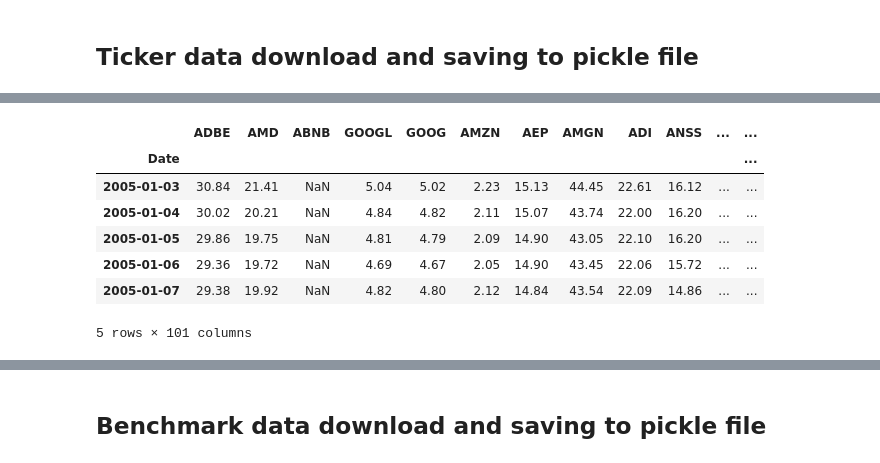
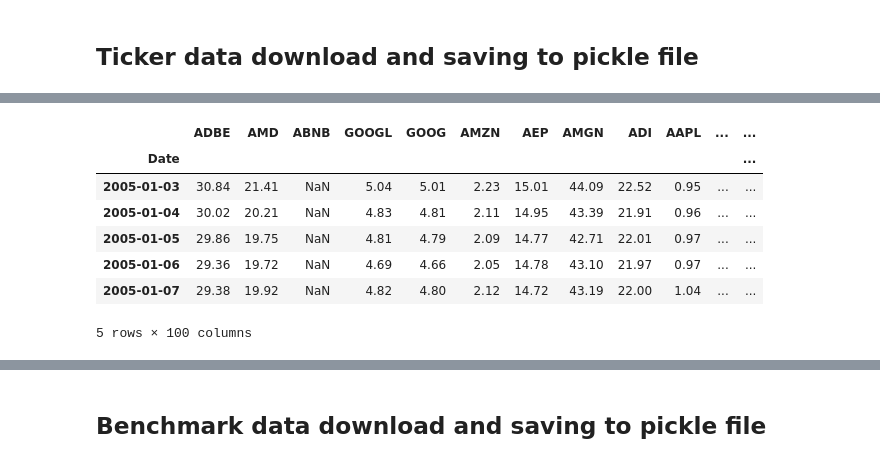
Before and after one commit to jay-kalaria/momentum-strategy-backtest, a Jupyter notebook: algo.ipynb, the cells around one changed output, grey strips where cells are left out. Saved outputs shown, nothing was run; the diff lists cells and outputs as text; code cells hidden in the pictures.

```diff
--- a/algo.ipynb
+++ b/algo.ipynb
@@ -10,7 +10,7 @@ print(new_tickers)
 # %% [output]
 ADBE','AMD','ABNB','GOOGL','GOOG','AMZN','AEP','AMGN','ADI','ANSS','AAPL','AMAT','APP','ARM','ASML','AZN','TEAM','ADSK','ADP','BKR','BIIB','BKNG','AVGO','CDNS','CDW','CHTR','CTAS','CSCO','CCEP','CTSH' ...
 # %%
-tickers=['ADBE','AMD','ABNB','GOOGL','GOOG','AMZN','AEP','AMGN','ADI','ANSS','AAPL','AMAT','APP','ARM','ASML','AZN','TEAM','ADSK','ADP','BKR','BIIB','BKNG','AVGO','CDNS','CDW','CHTR','CTAS','CSCO','CCEP','CTSH','CMCSA','CEG','CPRT','CSGP','COST','CRWD','CSX','DDOG','DXCM','FANG','DASH','EA','EXC','FAST','FTNT','GEHC','GILD','GFS','HON','IDXX','ILMN','INTC','INTU','ISRG','KDP','KLAC','KHC','LRCX','LIN','LULU','MAR','MRVL','MELI','META','MCHP','MU','MSFT','MRNA','MDLZ','MDB','MNST','NFLX','NVDA','NXPI','ORLY','ODFL','ON','PCAR','PANW','PAYX','PYPL','PDD','PEP','QCOM','REGN','ROP','ROST','SBUX','SMCI','SNPS','TTWO','TMUS','TSLA','TXN','TTD','VRSK','VRTX','WBD','WDAY','XEL','ZS']
+tickers=['ADBE','AMD','ABNB','GOOGL','GOOG','AMZN','AEP','AMGN','ADI','AAPL','AMAT','APP','ARM','ASML','AZN','TEAM','ADSK','ADP','BKR','BIIB','BKNG','AVGO','CDNS','CDW','CHTR','CTAS','CSCO','CCEP','CTSH','CMCSA','CEG','CPRT','CSGP','COST','CRWD','CSX','DDOG','DXCM','FANG','DASH','EA','EXC','FAST','FTNT','GEHC','GILD','GFS','HON','IDXX','ILMN','INTC','INTU','ISRG','KDP','KLAC','KHC','LRCX','LIN','LULU','MAR','MRVL','MELI','META','MCHP','MU','MSFT','MRNA','MDLZ','MDB','MNST','NFLX','NVDA','NXPI','ORLY','ODFL','ON','PCAR','PANW','PAYX','PYPL','PDD','PEP','QCOM','REGN','ROP','ROST','SBUX','SMCI','SNPS','TTWO','TMUS','TSLA','TXN','TTD','VRSK','VRTX','WBD','WDAY','XEL','ZS']
 # %% [markdown]
 ## Ticker data download and saving to pickle file
 # %%
@@ -27,15 +37,15 @@ data = pd.DataFrame(adj_close_dict)
 # %%
-data= adj_close.round(2)
+data= data.round(2)
 data.head()
 # %% [output]
-|  | ADBE | AMD | ABNB | GOOGL | GOOG | AMZN | AEP | AMGN | ADI | ANSS | ... | ... |
+|  | ADBE | AMD | ABNB | GOOGL | GOOG | AMZN | AEP | AMGN | ADI | AAPL | ... | ... |
 | Date |  |  |  |  |  |  |  |  |  |  |  | ... |
-| 2005-01-03 | 30.84 | 21.41 | NaN | 5.04 | 5.02 | 2.23 | 15.13 | 44.45 | 22.61 | 16.12 | ... | ... |
-| 2005-01-04 | 30.02 | 20.21 | NaN | 4.84 | 4.82 | 2.11 | 15.07 | 43.74 | 22.00 | 16.20 | ... | ... |
-| 2005-01-05 | 29.86 | 19.75 | NaN | 4.81 | 4.79 | 2.09 | 14.90 | 43.05 | 22.10 | 16.20 | ... | ... |
-| 2005-01-06 | 29.36 | 19.72 | NaN | 4.69 | 4.67 | 2.05 | 14.90 | 43.45 | 22.06 | 15.72 | ... | ... |
-| 2005-01-07 | 29.38 | 19.92 | NaN | 4.82 | 4.80 | 2.12 | 14.84 | 43.54 | 22.09 | 14.86 | ... | ... |
+| 2005-01-03 | 30.84 | 21.41 | NaN | 5.04 | 5.01 | 2.23 | 15.01 | 44.09 | 22.52 | 0.95 | ... | ... |
+| 2005-01-04 | 30.02 | 20.21 | NaN | 4.83 | 4.81 | 2.11 | 14.95 | 43.39 | 21.91 | 0.96 | ... | ... |
+| 2005-01-05 | 29.86 | 19.75 | NaN | 4.81 | 4.79 | 2.09 | 14.77 | 42.71 | 22.01 | 0.97 | ... | ... |
+| 2005-01-06 | 29.36 | 19.72 | NaN | 4.69 | 4.66 | 2.05 | 14.78 | 43.10 | 21.97 | 0.97 | ... | ... |
+| 2005-01-07 | 29.38 | 19.92 | NaN | 4.82 | 4.80 | 2.12 | 14.72 | 43.19 | 22.00 | 1.04 | ... | ... |
-5 rows × 101 columns
+5 rows × 100 columns
 # %%
 data.to_pickle('cached_data/all_data.pkl')
 # %%
```
Also changed, not shown: parts of 10 cells of this notebook, 4 other files.
